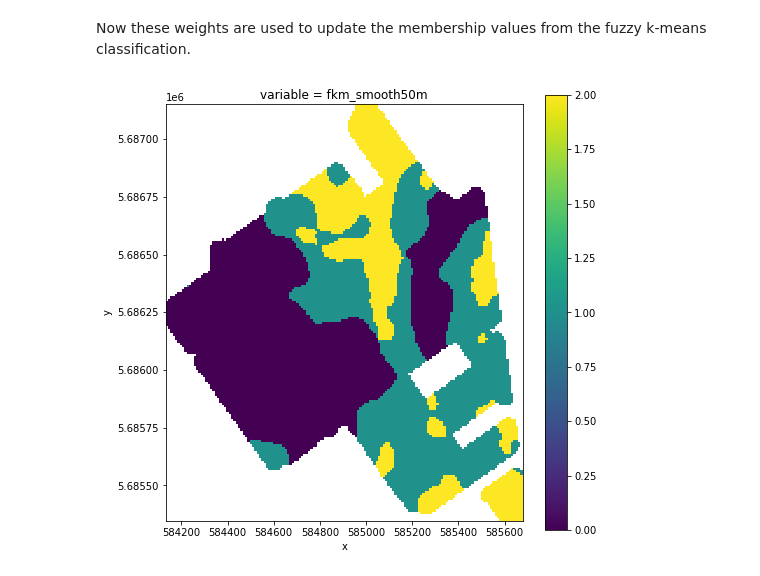
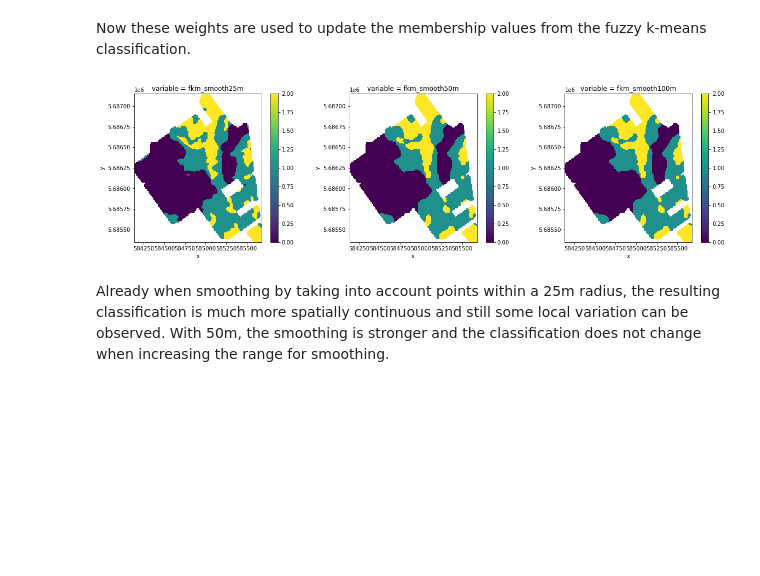
Before and after one commit to drdebivre/Thesis_EMIclass, a Jupyter notebook: 6.FKM_smoothing.ipynb, the cells around one changed output. Saved outputs shown, nothing was run; the diff lists cells and outputs as text; code cells hidden in the pictures; blank space fills up the shorter version.

Commit message:
finish smoothing

```diff
--- a/6.FKM_smoothing.ipynb
+++ b/6.FKM_smoothing.ipynb
@@ -137,2 +125,0 @@ distance_df = pd.DataFrame(distance_mat, index=coords.index, columns=coords.inde
-# %%
-w_nonstd =  np.exp(-(distance_df/1116)**2)
@@ -143,2 +134,23 @@ weights = np.nan_to_num(weights, nan=0, copy=True)
+# %%
+# A function is created to perform smoothing with different values for the smoothing range (R)
+
+def smoothing(prev_weights, distance_matrix, r_vario, r_smoothing, coords):
+
+    distance_mat = np.where(distance_matrix > r_smoothing, np.nan, distance_matrix) # replace distances larger than R by nan
+    distance_df = pd.DataFrame(distance_mat, index=coords.index, columns=coords.index)
+    w_nonstd =  np.exp(-(distance_df/r_vario)**2)
+    col_sum = w_nonstd.sum()
+    weights = np.array(w_nonstd/col_sum) #column index corresponds with i, row number with j
+    weights = np.nan_to_num(weights, nan=0, copy=True)
+    memb_upd = np.matmul(weights.T, prev_weights)
+    hardmemb_upd = np.argmax(memb_upd, axis=1)
+    return (memb_upd, hardmemb_upd)
+# %%
+memb_upd = []
+hardmemb_upd = []
+for r in [25,50,100,200]:
+    res = smoothing(soft_memb, distance_mat, 1116, r, coords)
+    memb_upd.append(res[0])
+    hardmemb_upd.append(res[1])
 # %% [markdown]
 Now these weights are used to update the membership values from the fuzzy k-means classification.
@@ -149,17 +157,29 @@ hardmemb_upd = np.argmax(memb_upd, axis=1)
 # %%
 # The hard memberships can be used to plot the resulting classification
 
 cl = np.empty((27540))
 cl[:] = np.nan
 
-cl[~rows_with_nan] = hardmemb_upd
+cl[~rows_with_nan] = hardmemb_upd[0]
+df_raster['fkm_smooth25m'] = cl
 
+cl[~rows_with_nan] = hardmemb_upd[1]
 df_raster['fkm_smooth50m'] = cl
 
+cl[~rows_with_nan] = hardmemb_upd[2]
+df_raster['fkm_smooth100m'] = cl
+
 xr_clusters = df_raster.to_xarray().transpose('y', 'x')
+cl_array = xr_clusters.to_array()
 
-cl_array = xr_clusters.to_array()
-ax = cl_array.sel(variable='fkm_smooth50m').plot.pcolormesh(figsize=(8,8))
-ax.axes.set_aspect('equal')
+fig = plt.figure(figsize=(20,5))
+i=1
+for k in ['fkm_smooth25m', 'fkm_smooth50m', 'fkm_smooth100m']:
+    ax = fig.add_subplot(1,3,i)
+    ax = cl_array.sel(variable=k).plot.imshow()
+    ax.axes.set_aspect('equal')
+    i += 1
 # %% [output]
-[figure, old version]
+[figure, new version]
+# %% [markdown]
+Already when smoothing by taking into account points within a 25m radius, the resulting classification is much more spatially continuous and still some local variation can be observed. With 50m, the smoothing is stronger and the classification does not change when increasing the range for smoothing.
```
Also changed, not shown: parts of 7 cells of this notebook.
